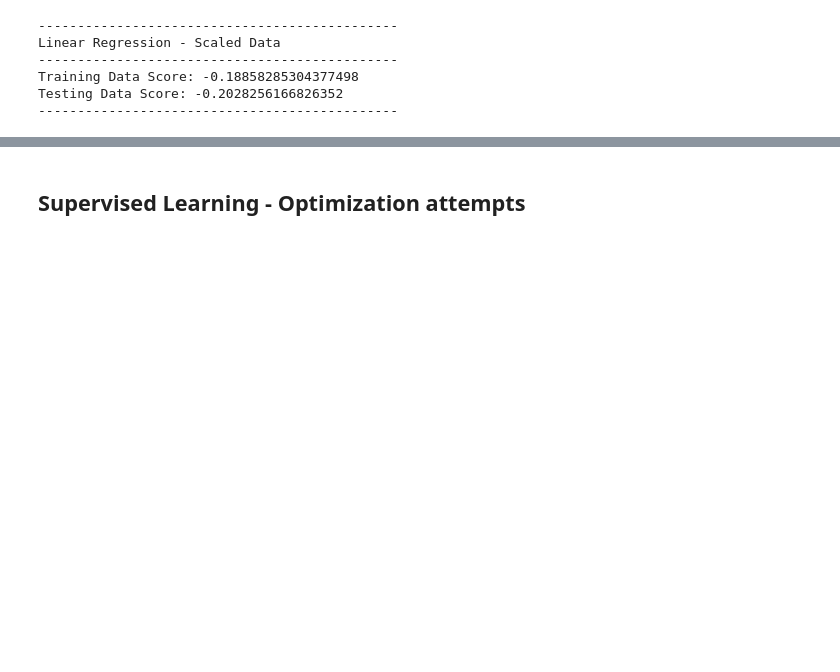
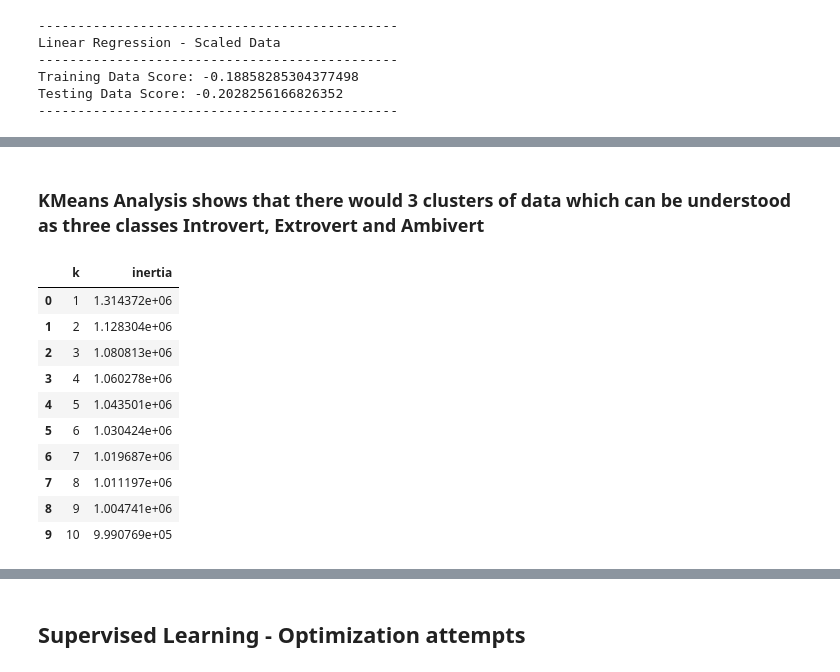
Before and after one commit to skesamsetty/ML_Project, a Jupyter notebook: code/IE_Predictor_Model.ipynb, the cells around one changed output, grey strips where cells are left out. Cells and saved outputs as stored; diff of their text form; code cells hidden in the pictures; blank space fills up the shorter version.

```diff
--- a/code/IE_Predictor_Model.ipynb
+++ b/code/IE_Predictor_Model.ipynb
@@ -703,0 +579,11 @@ plt.show()
+# %%
+# Principal Component Analysis
+
+from sklearn.decomposition import PCA
+
+# Instead of providing the number of components while instantiating the PCA, by specifying the float number between 0.0 and 1.0.
+# This float value represents the ratio of variance you wish to preserve. Here I am setting the variance to 90%.
+
+pca = PCA(n_components=0.90)
+X_pca = pca.fit_transform(X)
+X_pca
@@ -703,0 +672,32 @@ plt.show()
+# %% [markdown]
+### KMeans Analysis shows that there would 3 clusters of data which can be understood as three classes Introvert, Extrovert and Ambivert
+# %%
+# Finding the best value for _k_ using the Elbow Curve based on the Original dataset
+
+from sklearn.cluster import KMeans
+
+inertia = []
+k = list(range(1, 11))
+
+# Looking for the best k
+for i in k:
+    km = KMeans(n_clusters=i, random_state=0)
+    km.fit(X)
+    inertia.append(km.inertia_)
+
+# Define a DataFrame to plot the Elbow Curve using hvPlot
+elbow_data = {"k": k, "inertia": inertia}
+df_elbow = pd.DataFrame(elbow_data)
+df_elbow
+# %% [output]
+|  | k | inertia |
+| 0 | 1 | 1.314372e+06 |
+| 1 | 2 | 1.128304e+06 |
+| 2 | 3 | 1.080813e+06 |
+| 3 | 4 | 1.060278e+06 |
+| 4 | 5 | 1.043501e+06 |
+| 5 | 6 | 1.030424e+06 |
+| 6 | 7 | 1.019687e+06 |
+| 7 | 8 | 1.011197e+06 |
+| 8 | 9 | 1.004741e+06 |
+| 9 | 10 | 9.990769e+05 |
```
Also changed, not shown: parts of 38 cells of this notebook, 2 other files.
